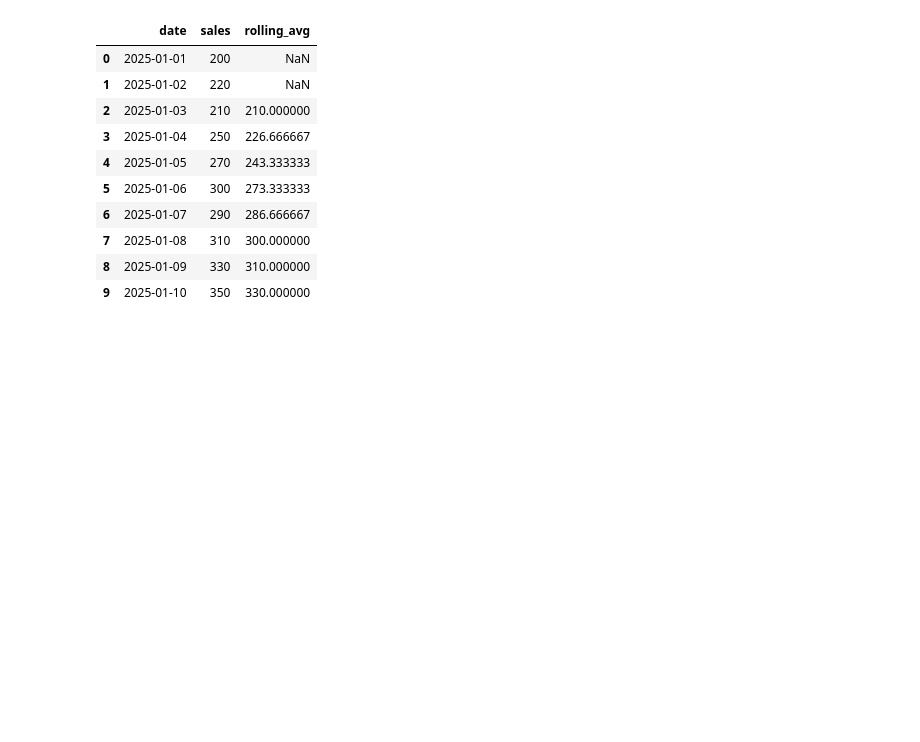
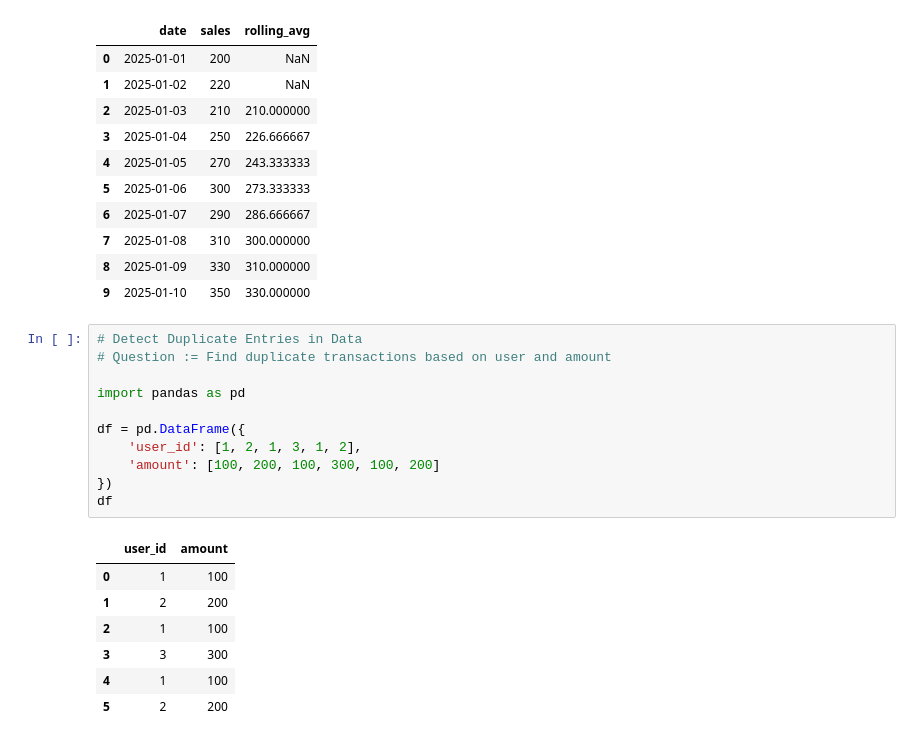
Before and after one commit to nikita98062/Python-Practice, a Jupyter notebook: data analysis coding interview questions.ipynb, the cells around one changed output. Saved outputs shown, nothing was run; the diff lists cells and outputs as text; blank space fills up the shorter version.

```diff
--- a/data analysis coding interview questions.ipynb
+++ b/data analysis coding interview questions.ipynb
@@ -619,3 +619,22 @@ df
 | 7 | 2025-01-08 | 310 | 300.000000 |
 | 8 | 2025-01-09 | 330 | 310.000000 |
 | 9 | 2025-01-10 | 350 | 330.000000 |
+# %%
+# Detect Duplicate Entries in Data
+# Question := Find duplicate transactions based on user and amount
+
+import pandas as pd
+
+df = pd.DataFrame({
+    'user_id': [1, 2, 1, 3, 1, 2],
+    'amount': [100, 200, 100, 300, 100, 200]
+})
+df
+# %% [output]
+|  | user_id | amount |
+| 0 | 1 | 100 |
+| 1 | 2 | 200 |
+| 2 | 1 | 100 |
+| 3 | 3 | 300 |
+| 4 | 1 | 100 |
+| 5 | 2 | 200 |
```
Also changed, not shown: parts of 4 cells of this notebook.
